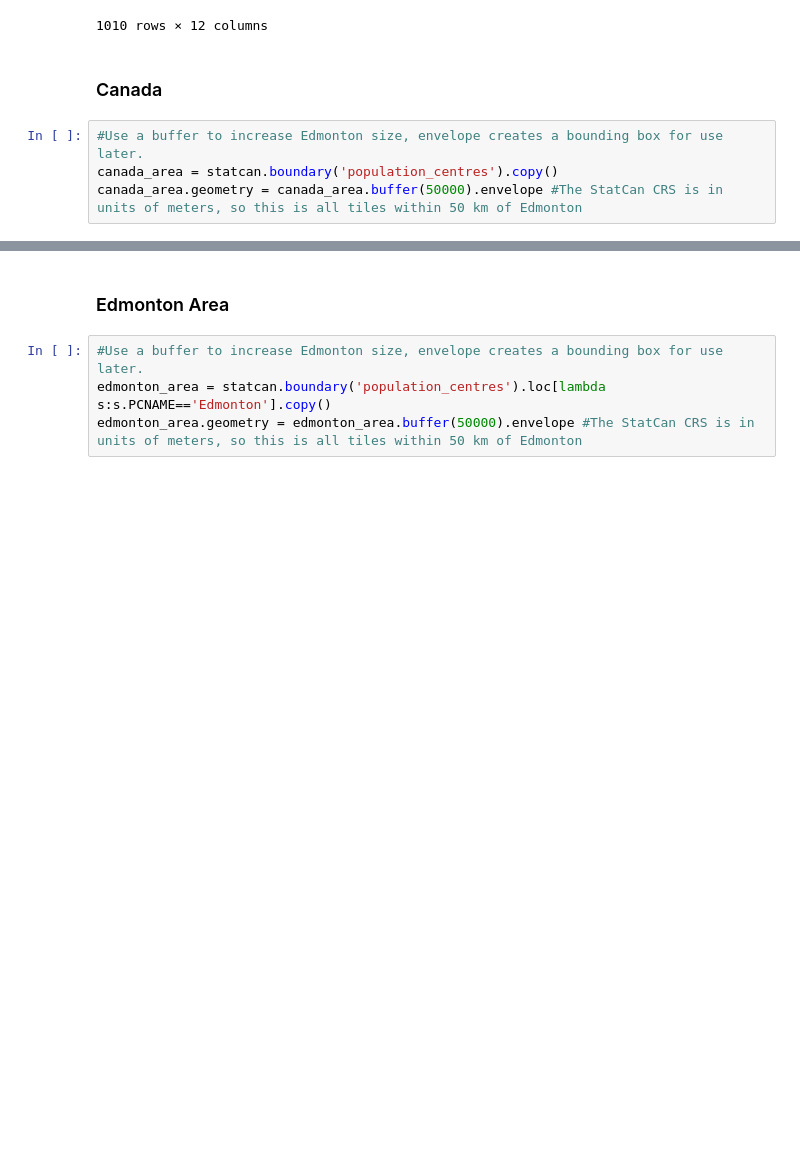
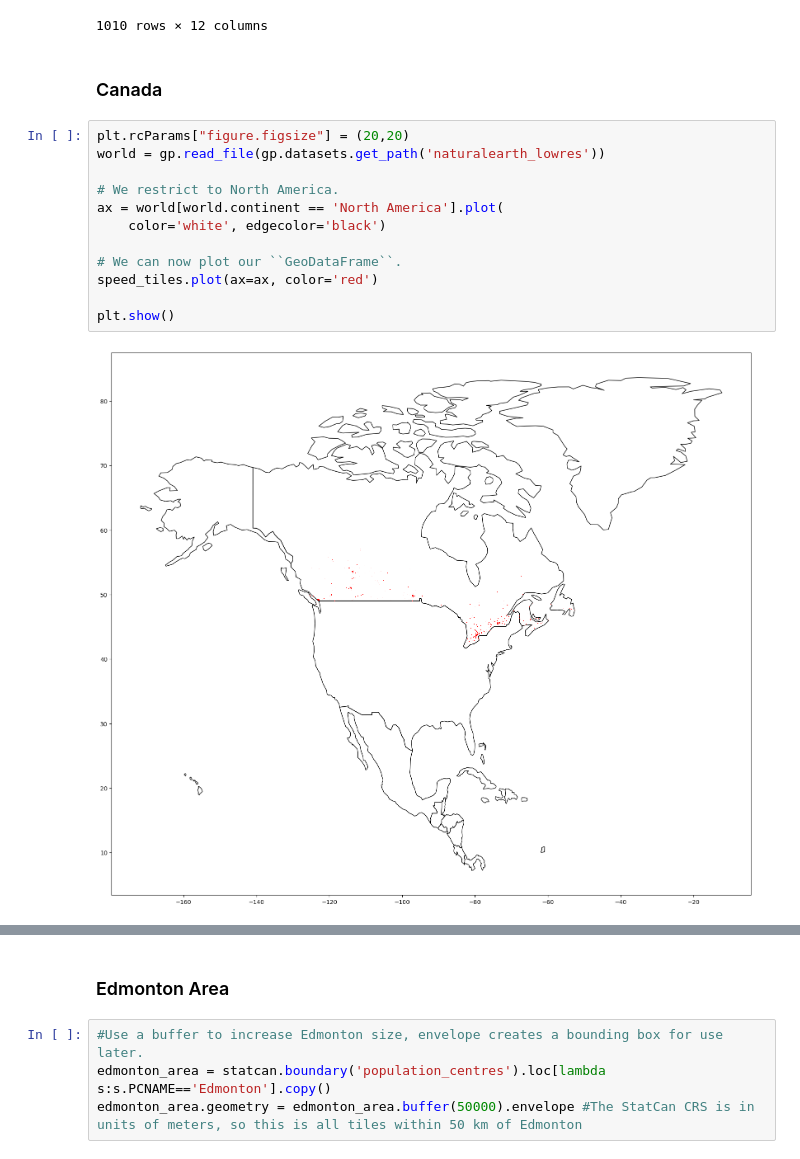
Before and after one commit to cybera/ookla-statcan-t1, a Jupyter notebook: notebooks/Soniya'sNotebook.ipynb, the cells around one changed output, grey strips where cells are left out. Cells and saved outputs as stored; diff of their text form; blank space fills up the shorter version.

Commit message:
plot canada map and add ookla data

```diff
--- a/notebooks/Soniya'sNotebook.ipynb
+++ b/notebooks/Soniya'sNotebook.ipynb
@@ -65,7 +65,17 @@ statcan.boundary('population_centres')
 1010 rows × 12 columns
 # %% [markdown]
 ### Canada
-# %%
-#Use a buffer to increase Edmonton size, envelope creates a bounding box for use later.
-canada_area = statcan.boundary('population_centres').copy()
-canada_area.geometry = canada_area.buffer(50000).envelope #The StatCan CRS is in units of meters, so this is all tiles within 50 km of Edmonton
+# %%
+plt.rcParams["figure.figsize"] = (20,20)
+world = gp.read_file(gp.datasets.get_path('naturalearth_lowres'))
+
+# We restrict to North America.
+ax = world[world.continent == 'North America'].plot(
+    color='white', edgecolor='black')
+
+# We can now plot our ``GeoDataFrame``.
+speed_tiles.plot(ax=ax, color='red')
+
+plt.show()
+# %% [output]
+[figure, added]
```
Also changed, not shown: parts of 1 cell of this notebook.
